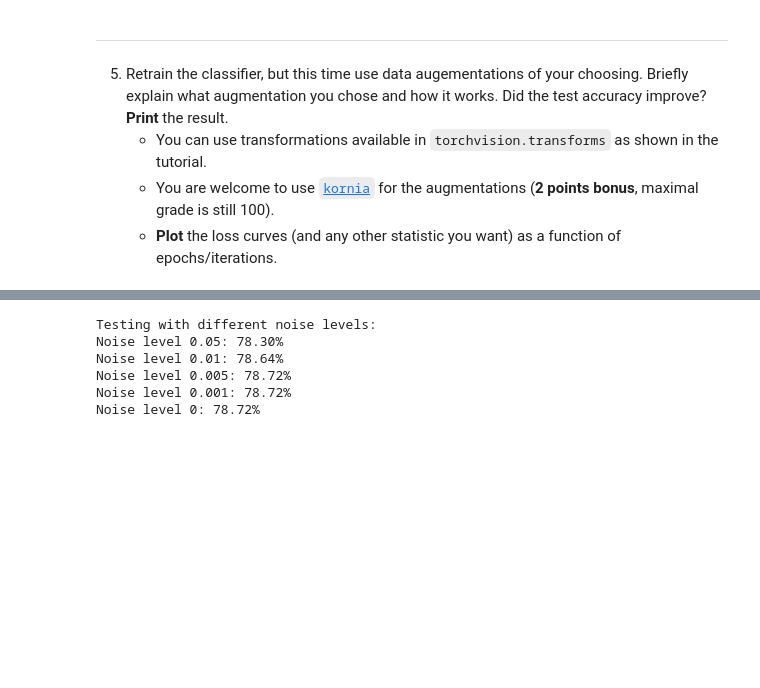
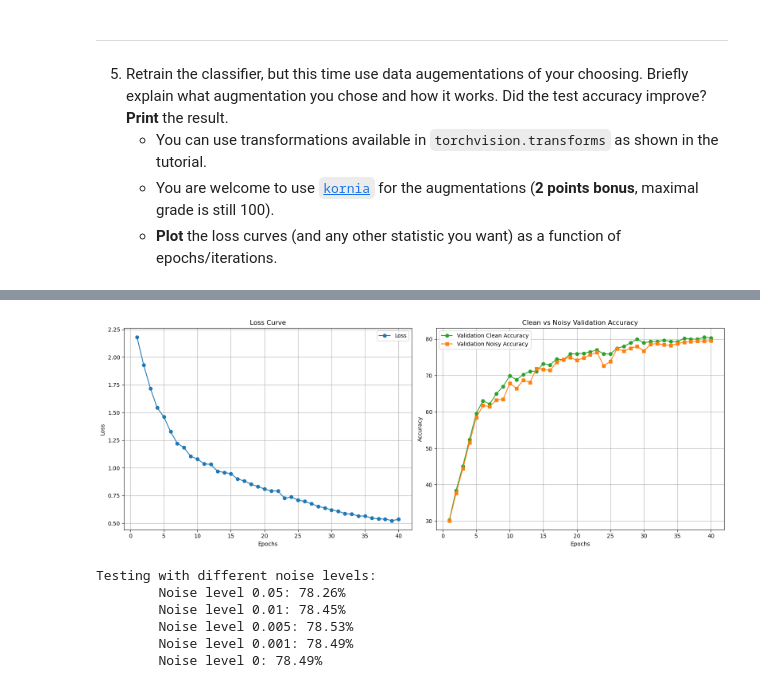
Before and after one commit to Itai-b/046211-Deep-Learning, a Jupyter notebook: HW/ece046211_hw2_mlp_cnn/ece046211_hw2_mlp_cnn_students.ipynb, the cells around one changed output, grey strips where cells are left out. Drawn from its saved outputs; the diff is of its cells as text; code cells hidden in the pictures; blank space fills up the shorter version.

```diff
--- a/HW/ece046211_hw2_mlp_cnn/ece046211_hw2_mlp_cnn_students.ipynb
+++ b/HW/ece046211_hw2_mlp_cnn/ece046211_hw2_mlp_cnn_students.ipynb
@@ -1677,7 +1600,6 @@ a=0.005: 79.748%
     * You are welcome to use <a href="https://kornia.github.io/">`kornia`</a> for the augmentations (**2 points bonus**, maximal grade is still 100).
     * **Plot** the loss curves (and any other statistic you want) as a function of epochs/iterations.
 # %%
-!pip install kornia
 from kornia import augmentation as K
 from kornia.augmentation import AugmentationSequential
 
@@ -1687,12 +1609,13 @@ def train_noise_robust_model(model, trainloader, validationloader, device, epoch
     scheduler = torch.optim.lr_scheduler.CosineAnnealingLR(optimizer, T_max=40, eta_min=1e-6)
 
     # Augmentations
-    aug_list = nn.ModuleList([
-        K.ColorJitter(0.025, 0.025, 0.025, 0.025, p=0.3),
-        K.RandomGaussianBlur(kernel_size=(3, 3), sigma=(0.1, 0.5), p=0.2),
+    aug_list = AugmentationSequential(
         K.RandomHorizontalFlip(p=0.5),
-        K.RandomAffine(degrees=5, translate=(0.05, 0.05), p=0.25)
-    ]).to(device)
+        K.ColorJitter(brightness=0.1, contrast=0.1, saturation=0.1, hue=0.05, p=0.5),
+        K.RandomGaussianNoise(mean=0.0, std=0.02, p=0.5),
+        K.RandomGaussianBlur(kernel_size=(3, 3), sigma=(0.1, 0.5), p=0.3),
+        same_on_batch=False,
+    )
 
 
     best_model_state = copy.deepcopy(model.state_dict())
@@ -1712,8 +1635,7 @@ def train_noise_robust_model(model, trainloader, validationloader, device, epoch
                 inputs, labels = inputs.to(device), labels.to(device)
 
                 # Apply augmentations
-                for aug in aug_list:
-                    inputs = aug(inputs)
+                inputs = aug_list(inputs)
 
                 optimizer.zero_grad()
                 outputs = model(inputs)
@@ -1797,4 +1706,31 @@ Epoch 12/40 | Loss: 0.9956 | Clean Val Acc: 70.336% | Noisy Val Acc: 70.336%
 ... (28 outputs left out)
+# %%
+# --- Losses and Clean vs Noisy Val Accuracy Curves ---
+epoch_range = list(range(1, epochs+1))
+
+fig, axes = plt.subplots(1, 2, figsize=(16, 6))
+
+# Subplot 1: Loss Curve
+axes[0].plot(epoch_range, training_stats['losses'], marker='o', label='Loss', color='tab:blue')
+axes[0].set_xlabel('Epochs')
+axes[0].set_ylabel('Loss')
+axes[0].set_title('Loss Curve')
+axes[0].grid(True)
+axes[0].legend()
+
+# Subplot 2: Train vs Validation Accuracy
+axes[1].plot(epoch_range, training_stats['clean_accuracies'], marker='o', label='Validation Clean Accuracy', color='tab:green')
+axes[1].plot(epoch_range, training_stats['noisy_accuracies'], marker='s', label='Validation Noisy Accuracy', color='tab:orange')
+axes[1].set_xlabel('Epochs')
+axes[1].set_ylabel('Accuracy')
+axes[1].set_title('Clean vs Noisy Validation Accuracy')
+axes[1].grid(True)
+axes[1].legend()
+
+plt.tight_layout()
+plt.show()
+# %% [output]
+[figure, added]
 # %%
 model_robust = ImagenetteCNN().to(device)
 state = torch.load('./checkpoints/imagenette_cnn_robust.pth', map_location=device,weights_only=True)
@@ -1805,11 +1741,11 @@ noise_levels = [0.05, 0.01, 0.005, 0.001, 0]
 print("\nTesting with different noise levels:")
 for noise_level in noise_levels:
     accuracy = calculate_accuracy_with_noise(model_robust, testloader, device, noise_level)
-    print(f"Noise level {noise_level}: {accuracy:.2f}%")
+    print(f"\tNoise level {noise_level}: {accuracy:.2f}%")
 # %% [output]
 Testing with different noise levels:
-Noise level 0.05: 78.30%
-Noise level 0.01: 78.64%
-Noise level 0.005: 78.72%
-Noise level 0.001: 78.72%
-Noise level 0: 78.72%
+        Noise level 0.05: 78.26%
+        Noise level 0.01: 78.45%
+        Noise level 0.005: 78.53%
+        Noise level 0.001: 78.49%
+        Noise level 0: 78.49%
```
Also changed, not shown: parts of 10 cells of this notebook, 1 other file.
